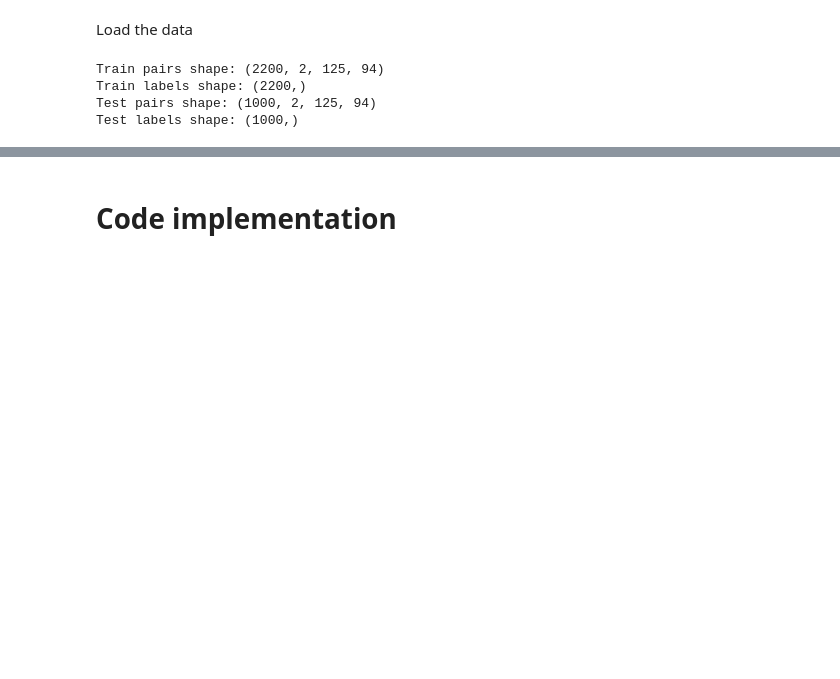
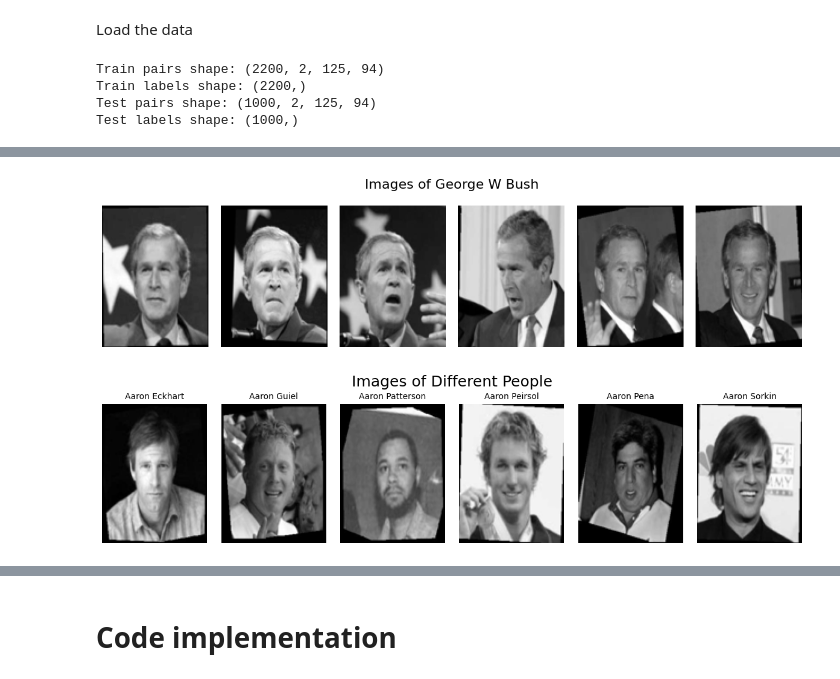
Before and after one commit to KathyAgafonov/DL2, a Jupyter notebook: DL2.ipynb, the cells around one changed output, grey strips where cells are left out. Drawn from its saved outputs; the diff is of its cells as text; code cells hidden in the pictures; blank space fills up the shorter version.

```diff
--- a/DL2.ipynb
+++ b/DL2.ipynb
@@ -128,39 +172,0 @@ Test labels shape: (1000,)
-# %%
-import matplotlib.pyplot as plt
-import numpy as np
-
-# Get some info from the dataset
-target_names = lfw_people.target_names
-images = lfw_people.images
-n_samples, h, w = images.shape
-
-# Show a few images of the same person
-def show_images_of_same_person(label_id, num=5):
-    idx = np.where(y == label_id)[0][:num]
-    fig, axs = plt.subplots(1, num, figsize=(20, 10))
-    fig.suptitle(f"Images of {target_names[label_id]}")
-    for i, ax in zip(idx, axs):
-        ax.imshow(images[i], cmap='gray')
-        ax.axis('off')
-    plt.show()
-
-# Show images of different people
-def show_images_of_different_people(num=5):
-    shown_labels = set()
-    fig, axs = plt.subplots(1, num, figsize=(20, 10))
-    i = 0
-    shown = 0
-    while shown < num and i < len(y):
-        if y[i] not in shown_labels:
-            axs[shown].imshow(images[i], cmap='gray')
-            axs[shown].set_title(target_names[y[i]], fontsize=8)
-            axs[shown].axis('off')
-            shown_labels.add(y[i])
-            shown += 1
-        i += 1
-    plt.suptitle("Images of Different People")
-    plt.show()
-
-# Example usage
-show_images_of_same_person(label_id=12, num=10)  # Show 5 images of person 0
-show_images_of_different_people(num=10)         # Show 5 images of different people
@@ -245,0 +286,9 @@ Test Set: 500 same pairs, 500 different pairs
+# %%
+# Show 10 images of a specific person (e.g., "George_W_Bush")
+show_images_of_person_by_name("George_W_Bush", image_paths, num=6)
+
+# Show 10 images of 10 different people
+show_images_of_different_people(image_paths, num=6)
+# %% [output]
+[figure, added]
+[figure, added]
```
Also changed, not shown: parts of 20 cells of this notebook.
